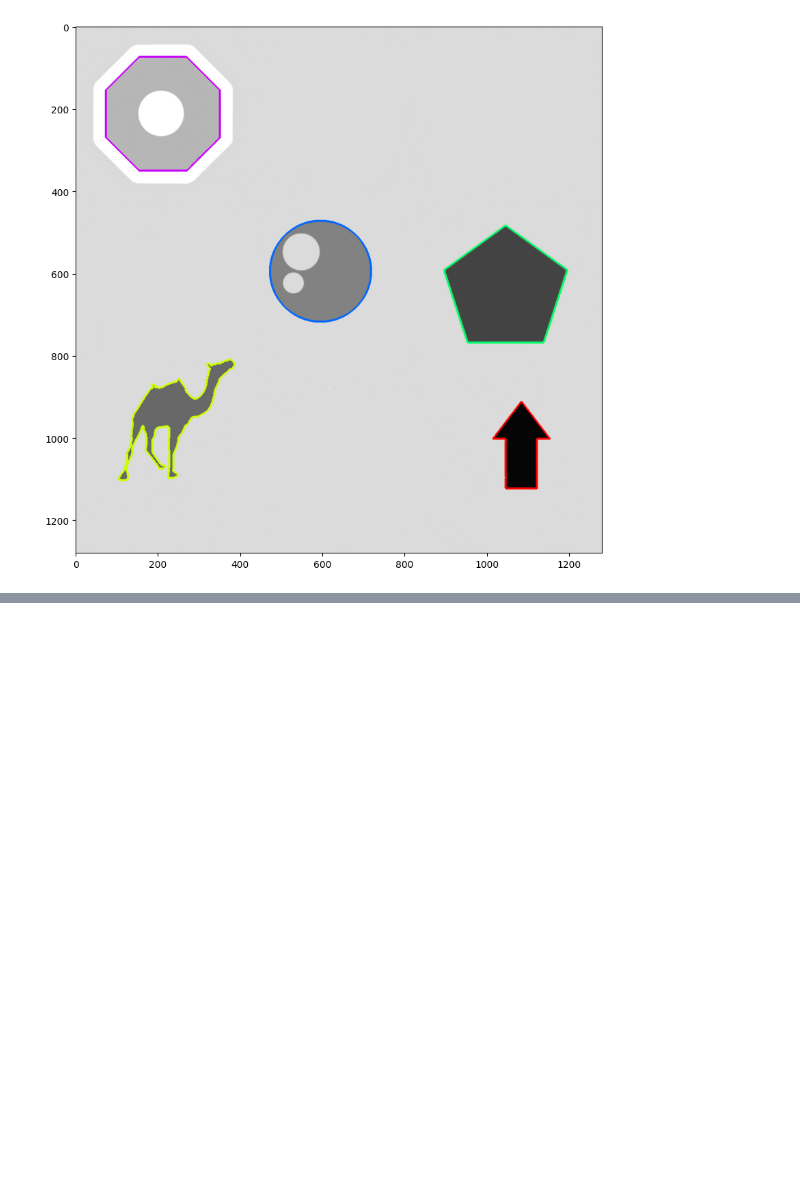
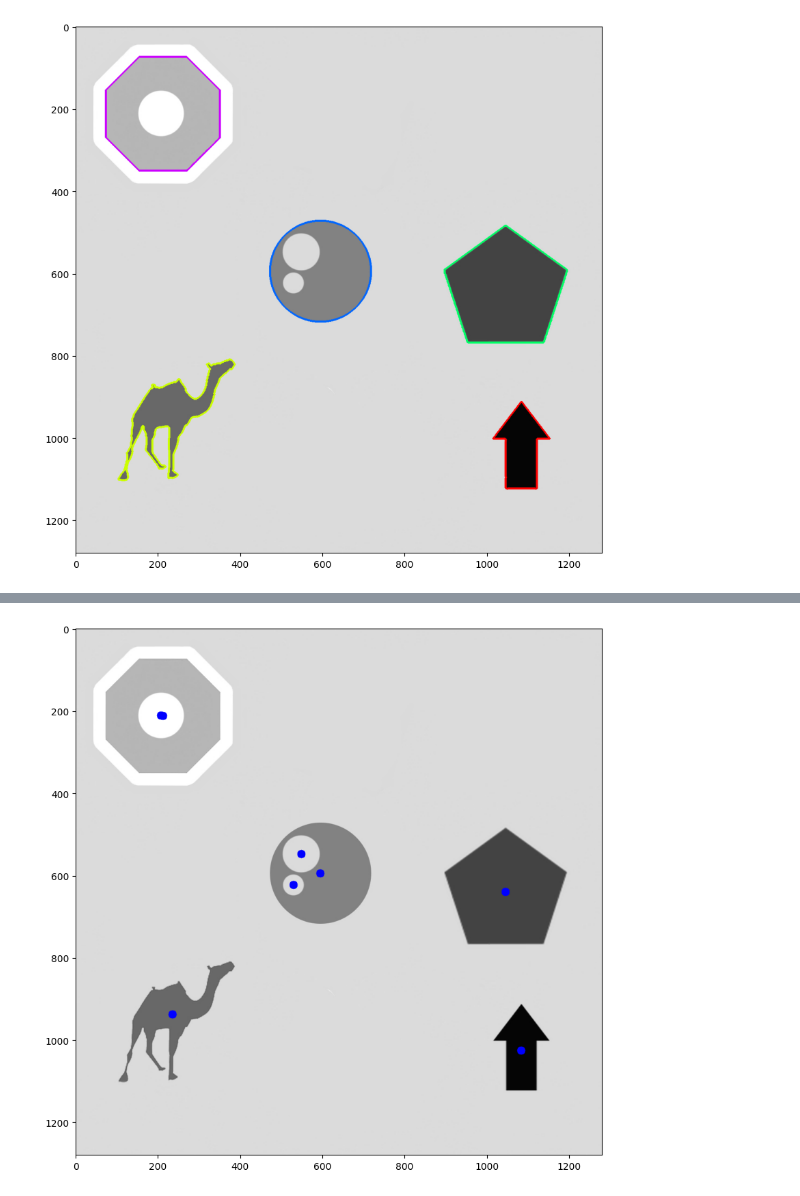
Before and after one commit to saulyaguana/CSAnalysis, a Jupyter notebook: contours.ipynb, the cells around one changed output, grey strips where cells are left out. Drawn from its saved outputs; the diff is of its cells as text; code cells hidden in the pictures; blank space fills up the shorter version.

Commit message:
Finding the center of a contour

```diff
--- a/contours.ipynb
+++ b/contours.ipynb
@@ -129,0 +134,19 @@ for i, single_contour in enumerate(contours):
+# %%
+# Find all contours in the image.
+contours, hierarchy = cv2.findContours(thresh, cv2.RETR_LIST, cv2.CHAIN_APPROX_SIMPLE)
+
+# Create a copy of the original image.
+imageCopy5 = image.copy()
+# %%
+for cnt in contours:
+    # We will use the contour moments to find the centroid.
+    M = cv2.moments(cnt)
+    x = int(round(M['m10'] / M['m00']))
+    y = int(round(M['m01'] / M['m00']))
+
+    # Mark the center.
+    cv2.circle(imageCopy5, (x, y), 10, (255, 0, 0), -1)
+# Display
+plt.imshow(imageCopy5[:, :, ::-1]);
+# %% [output]
+[figure, added]
```
Also changed, not shown: parts of 1 cell of this notebook.
